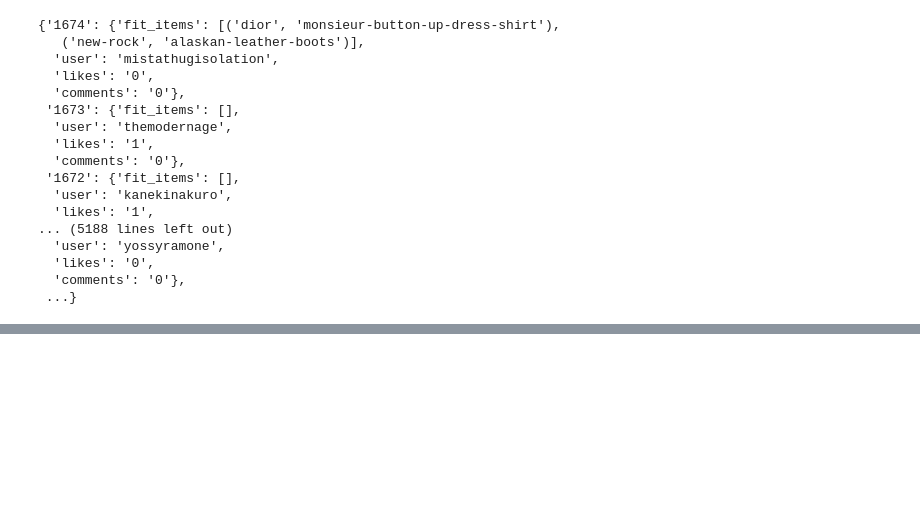
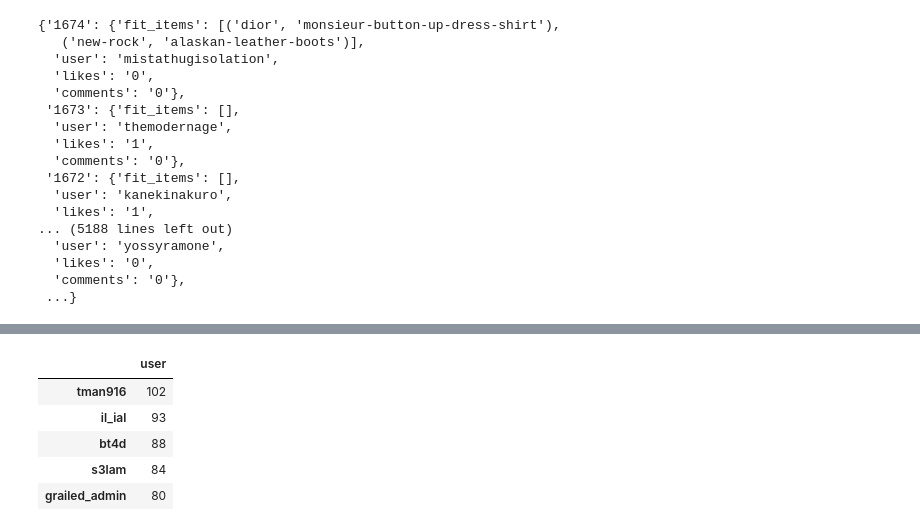
Before and after one commit to mdssmith/jawnflip_scraper, a Jupyter notebook: notebooks/scrape_from_manual.ipynb, the cells around one changed output, grey strips where cells are left out. Cells and saved outputs as stored; diff of their text form; code cells hidden in the pictures; blank space fills up the shorter version.

```diff
--- a/notebooks/scrape_from_manual.ipynb
+++ b/notebooks/scrape_from_manual.ipynb
@@ -130,0 +176,12 @@ out_dict_users
+# %%
+(df['user']
+ .value_counts()
+ .to_frame()
+ .head())
+# %% [output]
+|  | user |
+| tman916 | 102 |
+| il_ial | 93 |
+| bt4d | 88 |
+| s3lam | 84 |
+| grailed_admin | 80 |
```
Also changed, not shown: parts of 12 cells of this notebook.
